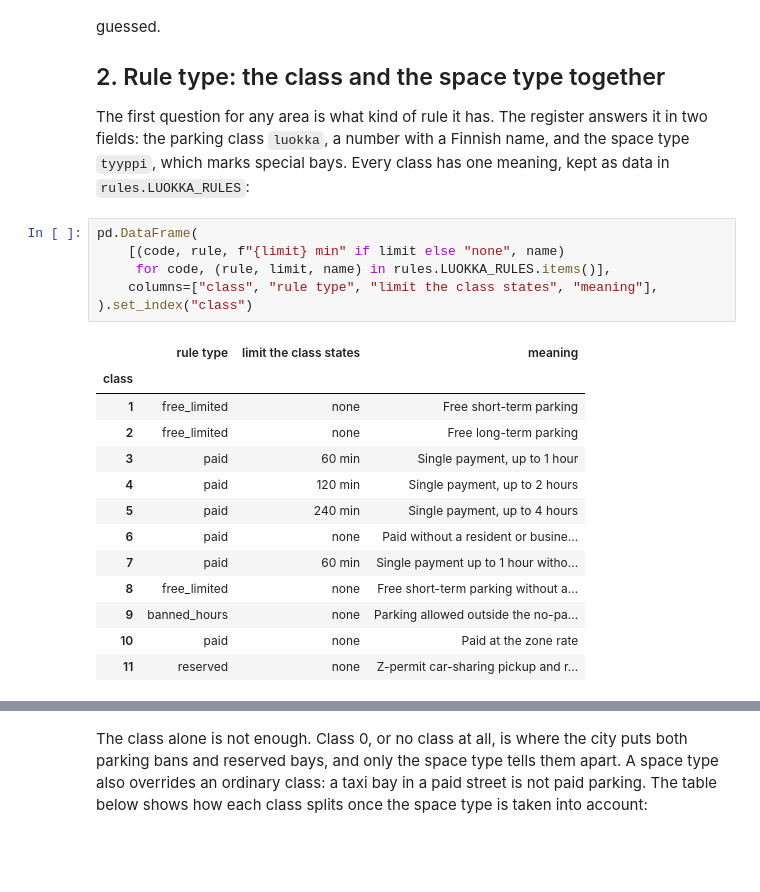
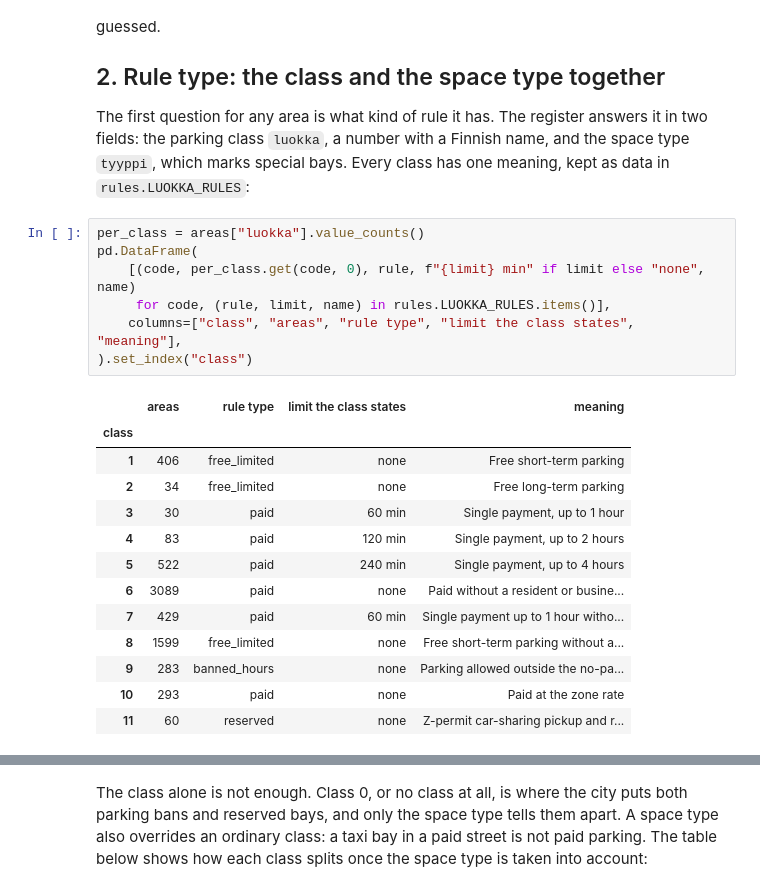
Before and after one commit to tercanfurkan/parkkiko, a Jupyter notebook: notebooks/stages/03_preprocessing.ipynb, the cells around one changed output, grey strips where cells are left out. Cells and saved outputs as stored; diff of their text form; blank space fills up the shorter version.

```diff
--- a/notebooks/stages/03_preprocessing.ipynb
+++ b/notebooks/stages/03_preprocessing.ipynb
@@ -94,22 +94,23 @@ The first question for any area is what kind of rule it has. The register answer
 fields: the parking class `luokka`, a number with a Finnish name, and the space type `tyyppi`,
 which marks special bays. Every class has one meaning, kept as data in `rules.LUOKKA_RULES`:
 # %%
+per_class = areas["luokka"].value_counts()
 pd.DataFrame(
-    [(code, rule, f"{limit} min" if limit else "none", name)
+    [(code, per_class.get(code, 0), rule, f"{limit} min" if limit else "none", name)
      for code, (rule, limit, name) in rules.LUOKKA_RULES.items()],
-    columns=["class", "rule type", "limit the class states", "meaning"],
+    columns=["class", "areas", "rule type", "limit the class states", "meaning"],
 ).set_index("class")
 # %% [output]
-|  | rule type | limit the class states | meaning |
-| class |  |  |  |
-| 1 | free_limited | none | Free short-term parking |
-| 2 | free_limited | none | Free long-term parking |
-| 3 | paid | 60 min | Single payment, up to 1 hour |
-| 4 | paid | 120 min | Single payment, up to 2 hours |
-| 5 | paid | 240 min | Single payment, up to 4 hours |
-| 6 | paid | none | Paid without a resident or busine... |
-| 7 | paid | 60 min | Single payment up to 1 hour witho... |
-| 8 | free_limited | none | Free short-term parking without a... |
-| 9 | banned_hours | none | Parking allowed outside the no-pa... |
-| 10 | paid | none | Paid at the zone rate |
-| 11 | reserved | none | Z-permit car-sharing pickup and r... |
+|  | areas | rule type | limit the class states | meaning |
+| class |  |  |  |  |
+| 1 | 406 | free_limited | none | Free short-term parking |
+| 2 | 34 | free_limited | none | Free long-term parking |
+| 3 | 30 | paid | 60 min | Single payment, up to 1 hour |
+| 4 | 83 | paid | 120 min | Single payment, up to 2 hours |
+| 5 | 522 | paid | 240 min | Single payment, up to 4 hours |
+| 6 | 3089 | paid | none | Paid without a resident or busine... |
+| 7 | 429 | paid | 60 min | Single payment up to 1 hour witho... |
+| 8 | 1599 | free_limited | none | Free short-term parking without a... |
+| 9 | 283 | banned_hours | none | Parking allowed outside the no-pa... |
+| 10 | 293 | paid | none | Paid at the zone rate |
+| 11 | 60 | reserved | none | Z-permit car-sharing pickup and r... |
```
Also changed, not shown: parts of 1 cell of this notebook, 1 other file.
